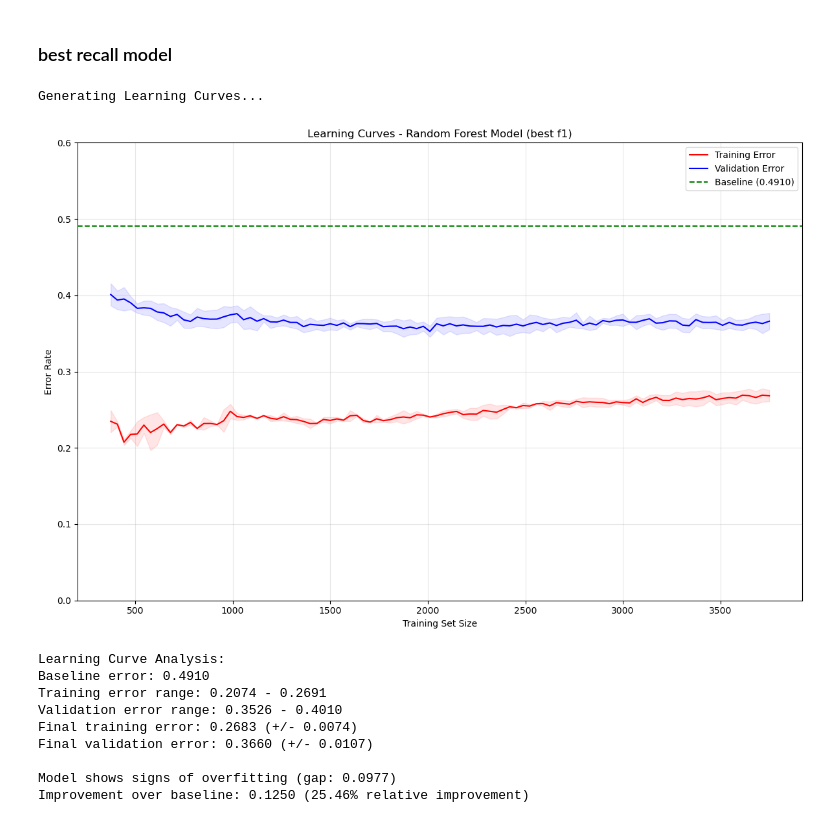
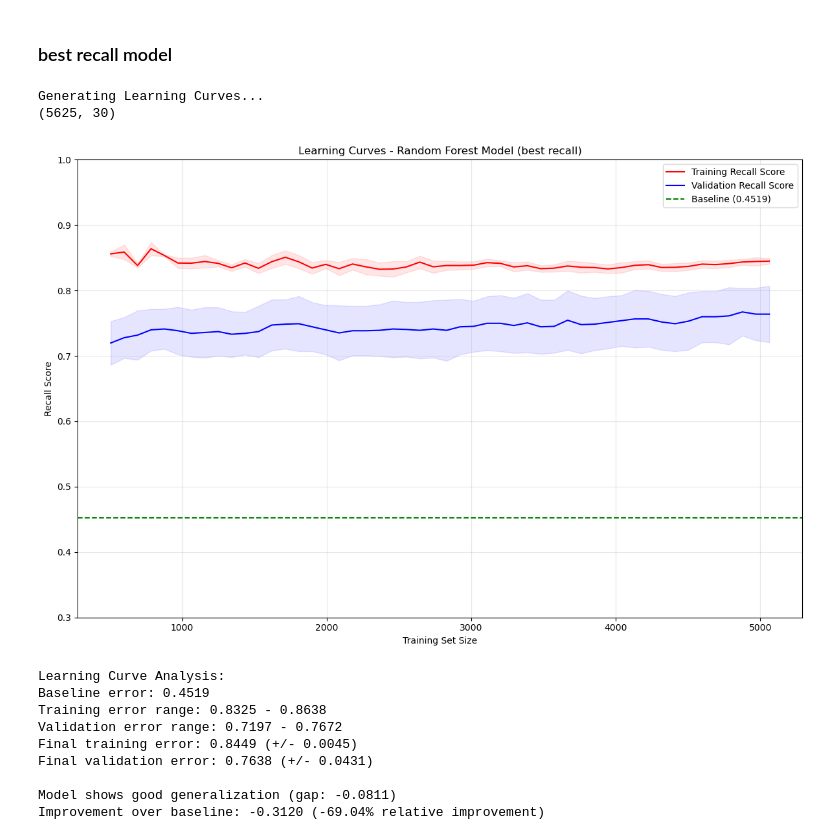
Before and after one commit to yeshwanthkonk/TelecomChurnPrediction_HybridModel_UVIC_503, a Jupyter notebook: churn_prediction_random_forest_v2.ipynb, the cells around one changed output. Saved outputs shown, nothing was run; the diff lists cells and outputs as text; code cells hidden in the pictures.

```diff
--- a/churn_prediction_random_forest_v2.ipynb
+++ b/churn_prediction_random_forest_v2.ipynb
@@ -414,3 +432,12 @@ Mean CV Score: 0.8048 (+/- 0.0322)
     accuracy                           0.79      1407
    macro avg       0.73      0.69      0.71      1407
 weighted avg       0.78      0.79      0.78      1407
+# %%
+
+# Save the best model to a pickle file
+import pickle
+
+with open('best_rf_accuracy_model.pkl', 'wb') as f:
+    pickle.dump(best_rf_accuracy, f)
+
+print("Model saved as 'best_rf_accuracy_model.pkl'")
@@ -419,8 +448,8 @@ weighted avg       0.78      0.79      0.78      1407
 # %%
-from sklearn.metrics import make_scorer, f1_score
+from sklearn.metrics import make_scorer, f1_score, recall_score
 
 # Create a scorer that targets a specific class
-f1_class_1 = make_scorer(f1_score, pos_label=1, average='binary')
+metric_class1 = make_scorer(recall_score, pos_label=1, average='binary')
 
 # Split the data
 X_train, X_test, y_train, y_test = train_test_split(X, y, test_size=0.2, random_state=42, stratify=y)
@@ -447,7 +476,7 @@ grid_search = GridSearchCV(
     estimator=rf,
     param_grid=param_grid,
     cv=5,
-    scoring=f1_class_1,
+    scoring=metric_class1,
     n_jobs=-1,
     verbose=1
 )
@@ -464,7 +493,7 @@ print(f"\nBest Cross-Validation Score: {grid_search.best_score_:.4f}")
 best_rf = grid_search.best_estimator_
 
 # Perform cross-validation on the best model
-cv_scores = cross_val_score(best_rf, X_train, y_train, cv=5, scoring=f1_class_1)
+cv_scores = cross_val_score(best_rf, X_train, y_train, cv=5, scoring=metric_class1)
 print(f"\nCross-Validation Scores: {cv_scores}")
 print(f"Mean CV Score: {cv_scores.mean():.4f} (+/- {cv_scores.std() * 2:.4f})")
 
@@ -649,24 +732,24 @@ from sklearn.model_selection import learning_curve
 print("\nGenerating Learning Curves...")
 
 # Define training set sizes
-train_sizes = np.linspace(0.1, 1.0, 100)
-
+train_sizes = np.linspace(0.1, 1.0, 50)
+print(X_train.shape)
 # Calculate learning curves
 train_sizes_abs, train_scores, val_scores = learning_curve(
     best_rf,
     X_train,
     y_train,
     train_sizes=train_sizes,
-    cv=3,
-    scoring='f1',
+    cv=10,
+    scoring='recall',
     n_jobs=-1,
     random_state=43
 )
 
 # Convert accuracy to error (1 - accuracy)
-train_errors_mean = 1 - np.mean(train_scores, axis=1)
+train_errors_mean = np.mean(train_scores, axis=1)
 train_errors_std = np.std(train_scores, axis=1)
-val_errors_mean = 1 - np.mean(val_scores, axis=1)
+val_score_mean = np.mean(val_scores, axis=1)
 val_errors_std = np.std(val_scores, axis=1)
 
 # Using KNN as baseline
@@ -676,58 +759,59 @@ from sklearn.metrics import accuracy_score, f1_score
 knn = KNeighborsClassifier(n_neighbors=8)
 knn.fit(X_train, y_train)
 y_test_pred = knn.predict(X_test)
-f1_knn = f1_score(y_test, y_test_pred, pos_label=1)  # pos_label=1 for 'churn'
-f1_error = 1 - f1_knn
+recall_knn = recall_score(y_test, y_test_pred, pos_label=1)  # pos_label=1 for 'churn'
+recall_error = recall_knn
 
 # Plot learning curves
 plt.figure(figsize=(12, 8))
-plt.plot(train_sizes_abs, train_errors_mean, '-', color='red', label='Training Error')
+plt.plot(train_sizes_abs, train_errors_mean, '-', color='red', label='Training Recall Score')
 plt.fill_between(train_sizes_abs, train_errors_mean - train_errors_std,
                  train_errors_mean + train_errors_std, alpha=0.1, color='red')
 
-plt.plot(train_sizes_abs, val_errors_mean, '-', color='blue', label='Validation Error')
-plt.fill_between(train_sizes_abs, val_errors_mean - val_errors_std,
-                 val_errors_mean + val_errors_std, alpha=0.1, color='blue')
+plt.plot(train_sizes_abs, val_score_mean, '-', color='blue', label='Validation Recall Score')
+plt.fill_between(train_sizes_abs, val_score_mean - val_errors_std,
+                 val_score_mean + val_errors_std, alpha=0.1, color='blue')
 
-plt.axhline(y=f1_error, color='green', linestyle='--', label=f'Baseline ({f1_error:.4f})')
+plt.axhline(y=recall_error, color='green', linestyle='--', label=f'Baseline ({recall_error:.4f})')
 plt.xlabel('Training Set Size')
-plt.ylabel('Error Rate')
-plt.title('Learning Curves - Random Forest Model (best f1)')
-plt.ylim(0, 0.6)
+plt.ylabel('Recall Score')
+plt.title('Learning Curves - Random Forest Model (best recall)')
+plt.ylim(0.3, 1)
 plt.legend(loc='best')
 plt.grid(True, alpha=0.3)
 plt.tight_layout()
 plt.show()
 
 # Print learning curve statistics
 print(f"\nLearning Curve Analysis:")
-print(f"Baseline error: {f1_error:.4f}")
+print(f"Baseline error: {recall_error:.4f}")
 print(f"Training error range: {train_errors_mean.min():.4f} - {train_errors_mean.max():.4f}")
-print(f"Validation error range: {val_errors_mean.min():.4f} - {val_errors_mean.max():.4f}")
+print(f"Validation error range: {val_score_mean.min():.4f} - {val_score_mean.max():.4f}")
 print(f"Final training error: {train_errors_mean[-1]:.4f} (+/- {train_errors_std[-1]:.4f})")
-print(f"Final validation error: {val_errors_mean[-1]:.4f} (+/- {val_errors_std[-1]:.4f})")
+print(f"Final validation error: {val_score_mean[-1]:.4f} (+/- {val_errors_std[-1]:.4f})")
 
 # Check for overfitting/underfitting
-gap = val_errors_mean[-1] - train_errors_mean[-1]
+gap = val_score_mean[-1] - train_errors_mean[-1]
 if gap > 0.05:
     print(f"\nModel shows signs of overfitting (gap: {gap:.4f})")
 elif gap < 0.01:
     print(f"\nModel shows good generalization (gap: {gap:.4f})")
 else:
     print(f"\nModel shows acceptable generalization (gap: {gap:.4f})")
 
 # Compare with baseline
-improvement = f1_error - val_errors_mean[-1]
-print(f"Improvement over baseline: {improvement:.4f} ({improvement/f1_error:.2%} relative improvement)")
+improvement = recall_error - val_score_mean[-1]
+print(f"Improvement over baseline: {improvement:.4f} ({improvement/recall_error:.2%} relative improvement)")
 # %% [output]
 Generating Learning Curves...
+(5625, 30)
-[figure, old version]
+[figure, new version]
 Learning Curve Analysis:
-Baseline error: 0.4910
-Training error range: 0.2074 - 0.2691
-Validation error range: 0.3526 - 0.4010
-Final training error: 0.2683 (+/- 0.0074)
-Final validation error: 0.3660 (+/- 0.0107)
+Baseline error: 0.4519
+Training error range: 0.8325 - 0.8638
+Validation error range: 0.7197 - 0.7672
+Final training error: 0.8449 (+/- 0.0045)
+Final validation error: 0.7638 (+/- 0.0431)
 
-Model shows signs of overfitting (gap: 0.0977)
-Improvement over baseline: 0.1250 (25.46% relative improvement)
+Model shows good generalization (gap: -0.0811)
+Improvement over baseline: -0.3120 (-69.04% relative improvement)
```
Also changed, not shown: parts of 11 cells of this notebook.
